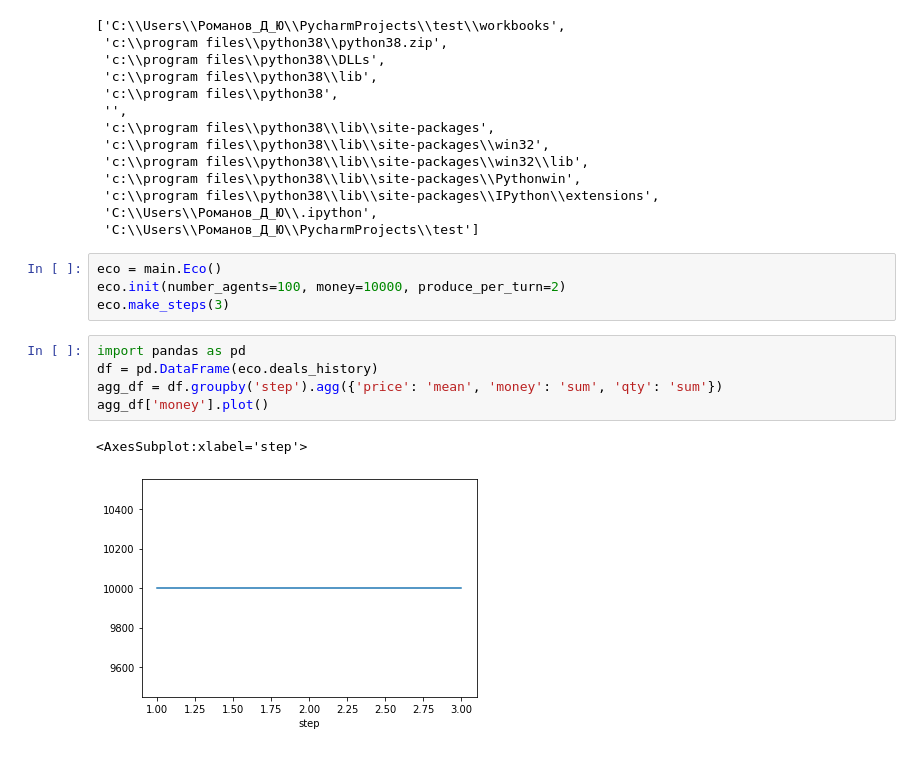
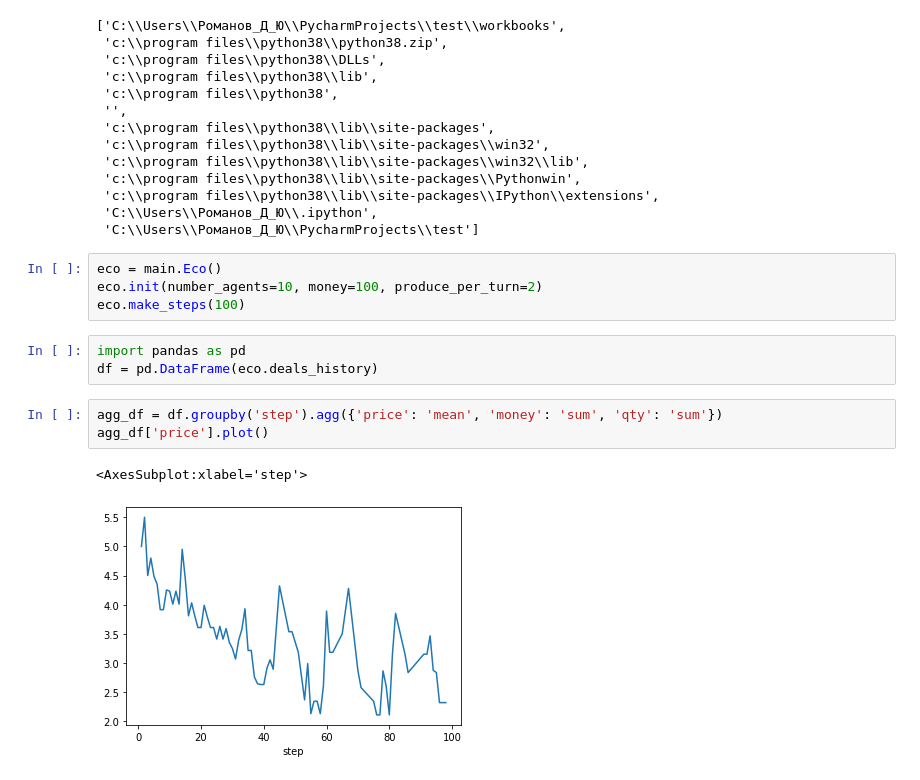
Before and after one commit to romidm/eco, a Jupyter notebook: workbooks/simple.ipynb, the cells around one changed output. Drawn from its saved outputs; the diff is of its cells as text.

Commit message:
- Added get_price method - Plot avg. price and sum money

```diff
--- a/workbooks/simple.ipynb
+++ b/workbooks/simple.ipynb
@@ -24,13 +24,14 @@ sys.path
  'C:\\Users\\Романов_Д_Ю\\PycharmProjects\\test']
 # %%
 eco = main.Eco()
-eco.init(number_agents=100, money=10000, produce_per_turn=2)
-eco.make_steps(3)
+eco.init(number_agents=10, money=100, produce_per_turn=2)
+eco.make_steps(100)
+# %%
+import pandas as pd
+df = pd.DataFrame(eco.deals_history)
 # %%
-import pandas as pd
-df = pd.DataFrame(eco.deals_history)
 agg_df = df.groupby('step').agg({'price': 'mean', 'money': 'sum', 'qty': 'sum'})
-agg_df['money'].plot()
+agg_df['price'].plot()
 # %% [output]
 <AxesSubplot:xlabel='step'>
-[figure, old version]
+[figure, new version]
```
Also changed, not shown: parts of 1 cell of this notebook, 1 other file.
